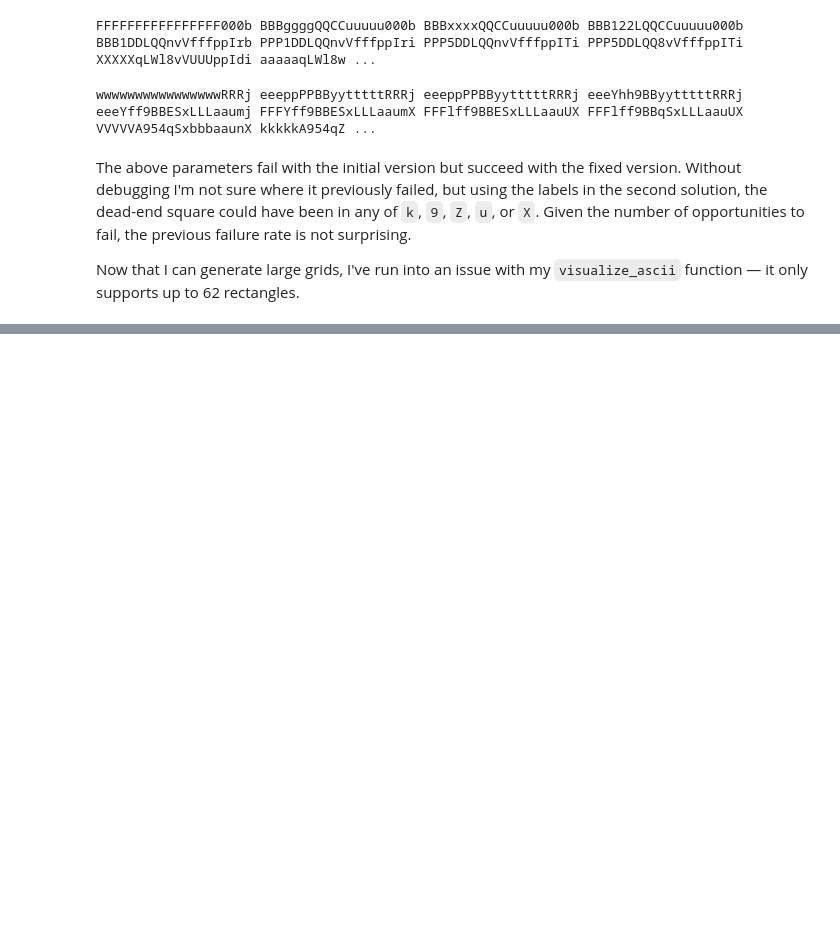
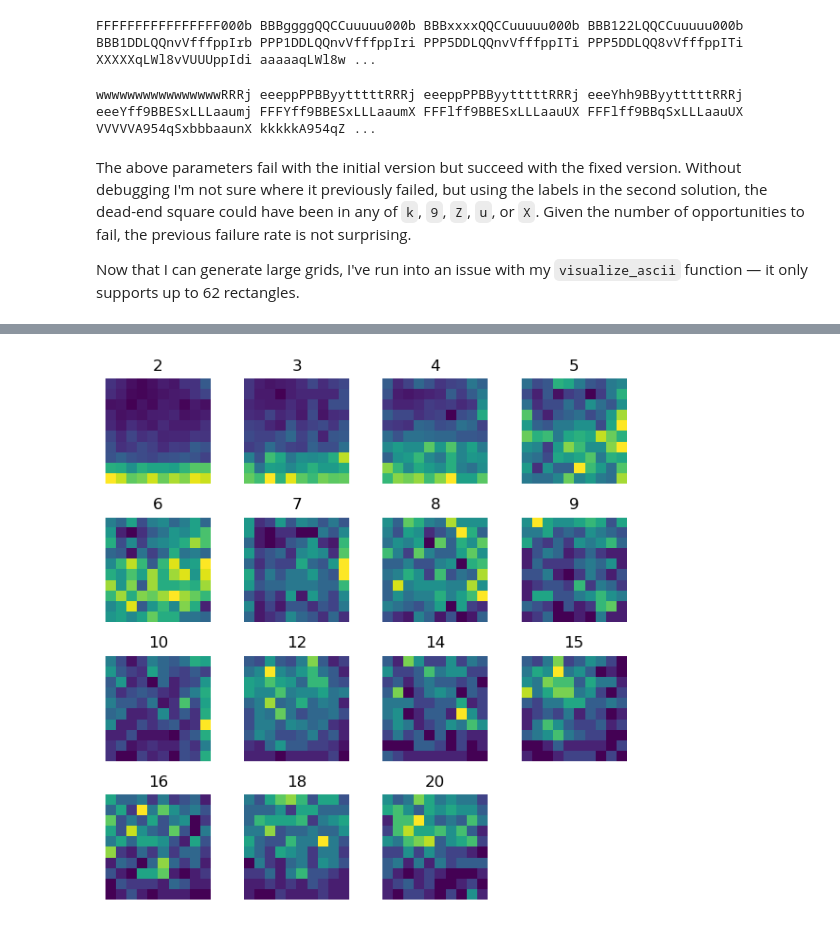
Before and after one commit to RobinFiveWords/shikaku, a Jupyter notebook: research.ipynb, the cells around one changed output, grey strips where cells are left out. Drawn from its saved outputs; the diff is of its cells as text; code cells hidden in the pictures; blank space fills up the shorter version.

```diff
--- a/research.ipynb
+++ b/research.ipynb
@@ -1031,0 +1072,15 @@ Now that I can generate large grids, I've run into an issue with my `visualize_a
+# %%
+fig, axes = plt.subplots(4, 4, figsize=(6, 6))
+for i, (n, ps) in enumerate(sorted(points1.items())):
+    arr = np.zeros((samples1.side, samples1.side), dtype=int)
+    for (r, c), v in ps.items():
+        arr[r, c] = v
+    ax = axes.flat[i]
+    ax.imshow(arr)
+    ax.set_axis_off()
+    ax.set_title(n)
+for j in range(i+1, 4*4):
+    axes.flat[j].axis('off')
+plt.tight_layout();
+# %% [output]
+[figure, added]
```
Also changed, not shown: parts of 26 cells of this notebook.
